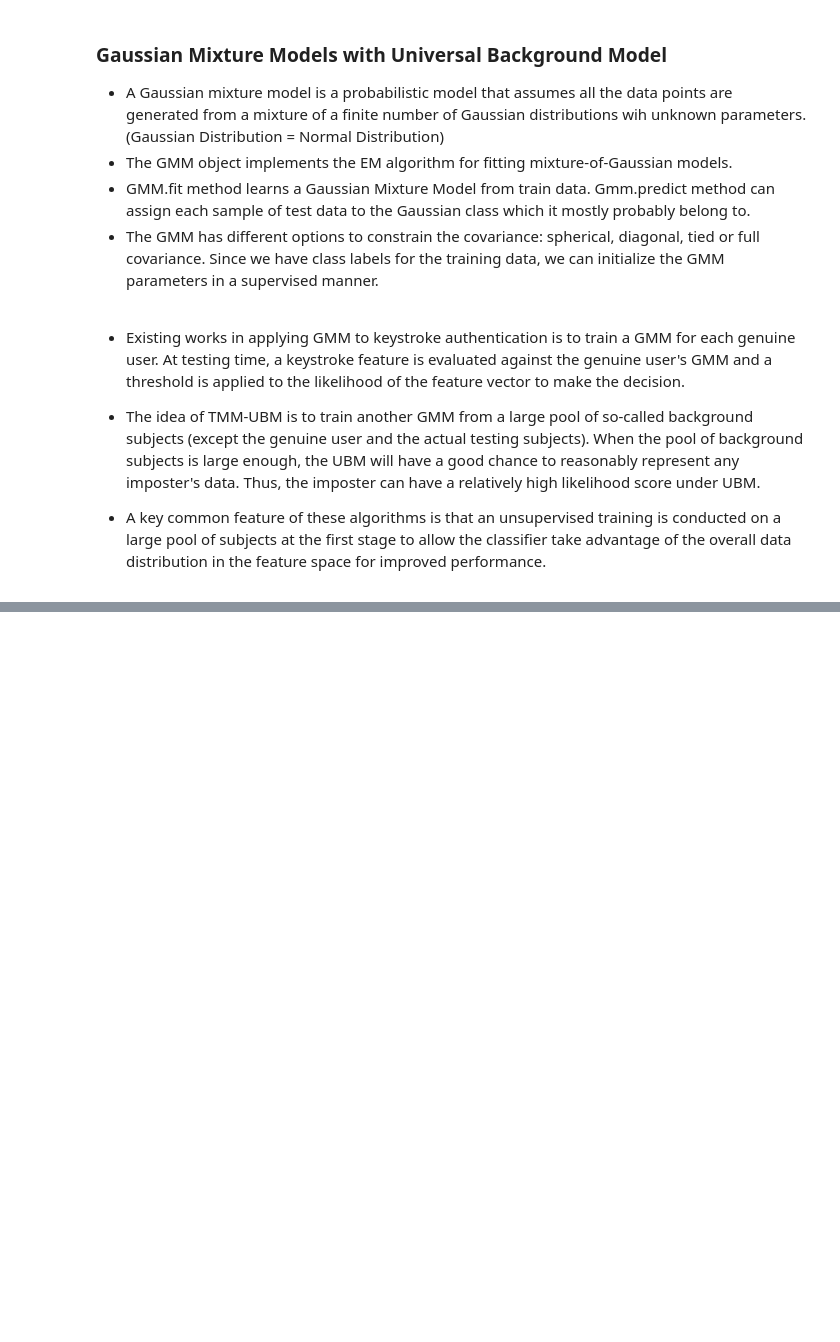
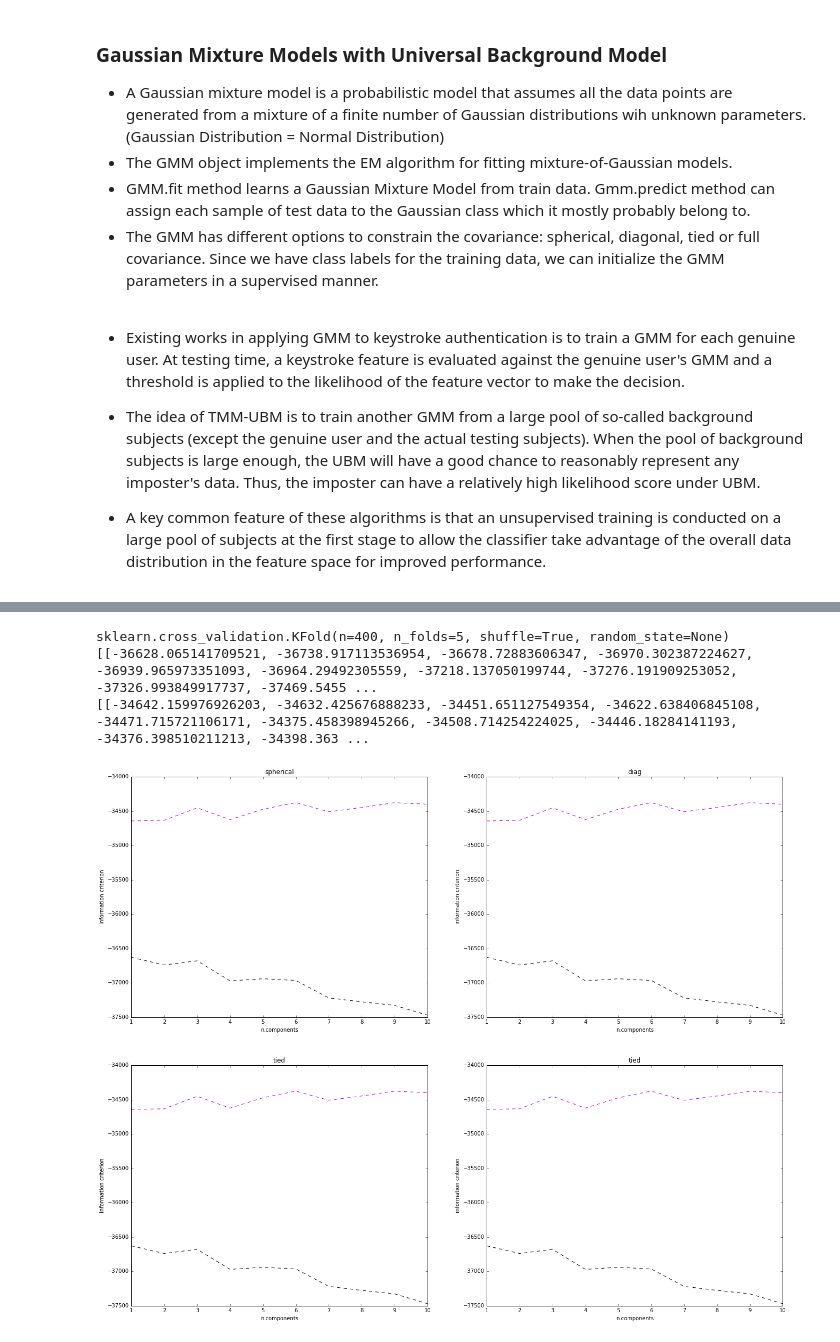
Before and after one commit to pysherlock/KeystrokeWeb, a Jupyter notebook: Demo.ipynb, the cells around one changed output, grey strips where cells are left out. Cells and saved outputs as stored; diff of their text form; code cells hidden in the pictures; blank space fills up the shorter version.

```diff
--- a/Demo.ipynb
+++ b/Demo.ipynb
@@ -279,0 +239,59 @@ Mean value:  58.3082695024 41.9601863131
+# %%
+
+train_target_user, train_feature_user, test_target_user, test_feature_user = pre_process(data_user[0], 5, True);
+
+num_components = 11
+covariances=('spherical', 'diag', 'tied', 'full');
+models = np.array([dict((covar_type, GMM(n_components=i, covariance_type=covar_type))
+                   for covar_type in covariances) for i in np.arange(1, num_components)]);
+
+AIC = [[0]*(num_components-1)]*4
+BIC = [[0]*(num_components-1)]*4
+
+plt.figure(figsize=(20,20));
+plt.subplots_adjust(left=0.12, right=0.97,
+                    bottom=0.21, top=0.9, wspace=0.2);
+
+for n_components in range(10):
+    for index, (name, model) in enumerate(models[n_components].items()):
+#         print (name, model);
+#         model.means_ = np.array([train_feature_user.mean(axis=0)]*(n_components+1));
+        model.fit(train_feature_user);
+        AIC[index][n_components] = model.aic(train_feature_user);
+        BIC[index][n_components] = model.bic(train_feature_user);
+
+print AIC;
+print BIC;
+
+plt.subplot(221);
+plt.plot(np.arange(1,num_components), AIC[0], '--k', label = "AIC");
+plt.plot(np.arange(1,num_components), BIC[0], '--m', label = "BIC");
+plt.xlabel("n.components");
+plt.ylabel("information criterion");
+plt.title("spherical");
+
+plt.subplot(222);
+plt.plot(np.arange(1,num_components), AIC[1], '--k', label = "AIC");
+plt.plot(np.arange(1,num_components), BIC[1], '--m', label = "BIC");
+plt.xlabel("n.components");
+plt.ylabel("information criterion");
+plt.title("diag");
+
+plt.subplot(223);
+plt.plot(np.arange(1,num_components), AIC[2], '--k', label = "AIC");
+plt.plot(np.arange(1,num_components), BIC[2], '--m', label = "BIC");
+plt.xlabel("n.components");
+plt.ylabel("information criterion");
+plt.title("tied");
+
+plt.subplot(224);
+plt.plot(np.arange(1,num_components), AIC[3], '--k', label = "AIC");
+plt.plot(np.arange(1,num_components), BIC[3], '--m', label = "BIC");
+plt.xlabel("n.components");
+plt.ylabel("information criterion");
+plt.title("tied");
+# %% [output]
+sklearn.cross_validation.KFold(n=400, n_folds=5, shuffle=True, random_state=None)
+[[-36628.065141709521, -36738.917113536954, -36678.72883606347, -36970.302387224627, -36939.965973351093, -36964.29492305559, -37218.137050199744, -37276.191909253052, -37326.993849917737, -37469.5455 ...
+[[-34642.159976926203, -34632.425676888233, -34451.651127549354, -34622.638406845108, -34471.715721106171, -34375.458398945266, -34508.714254224025, -34446.18284141193, -34376.398510211213, -34398.363 ...
+[figure, added]
```
Also changed, not shown: parts of 5 cells of this notebook.
